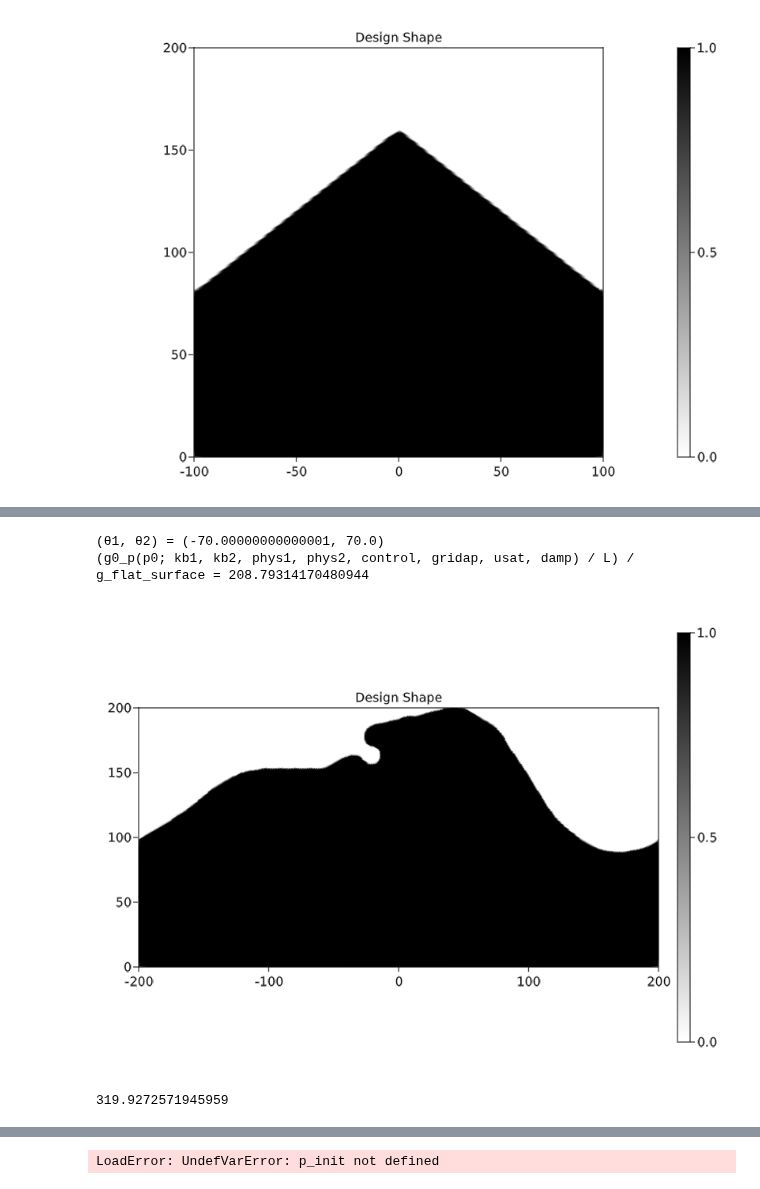
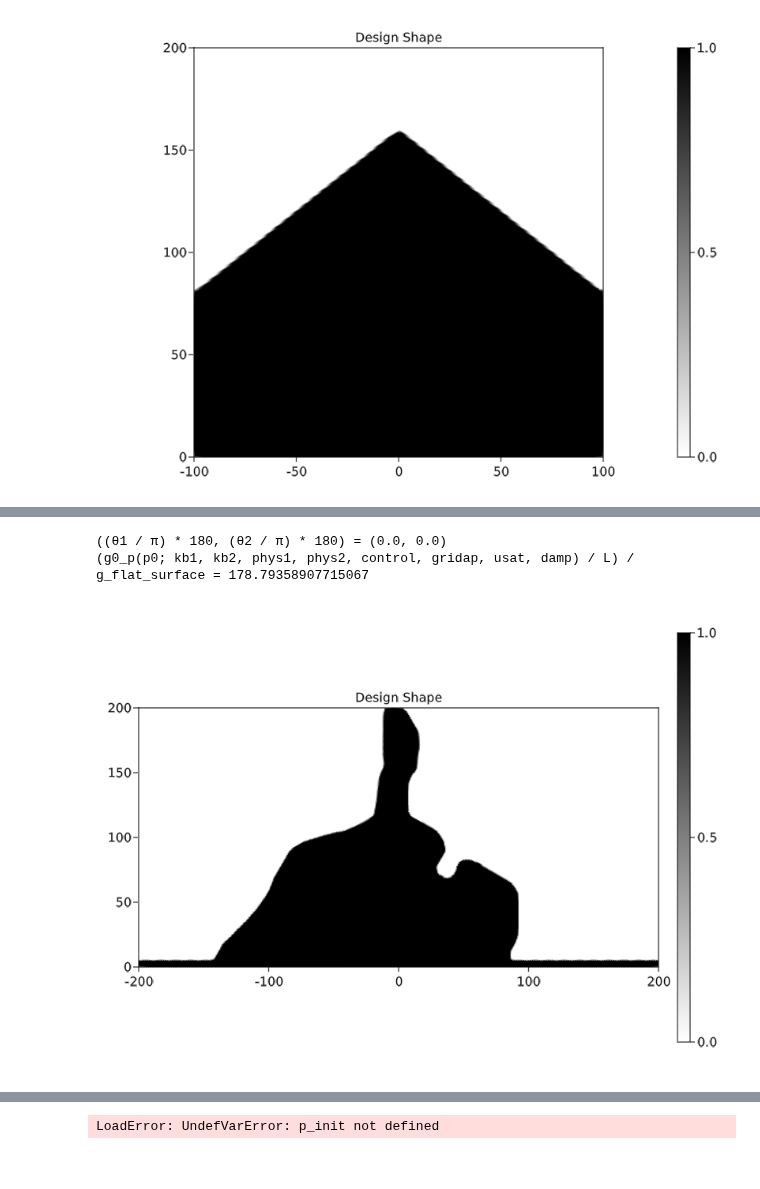
Before and after one commit to WenjieYao/RamanInFluid, a Jupyter notebook: Main.ipynb, the cells around one changed output, grey strips where cells are left out. Saved outputs shown, nothing was run; the diff lists cells and outputs as text; code cells hidden in the pictures.

```diff
--- a/Main.ipynb
+++ b/Main.ipynb
@@ -323,45 +332,41 @@ if ImportFromFile
 #     p0[p0.<p_cutoff] .= 0.0
 #     p0[p0.>p_cutoff] .= 1.0
 else
     p0 = zeros(gridap.np)
 end
 
-θ1 = asin(kb1[1]/phys1.nf/phys1.ω)/π*180
-θ2 = asin(kb2[1]/phys2.nf/phys2.ω)/π*180
-@show θ1, θ2
+θ1 = asin(kb1[1]/phys1.nf/phys1.ω)
+θ2 = asin(kb2[1]/phys2.nf/phys2.ω)
+@show θ1/π*180, θ2/π*180
 usat = Inf#(10)^2/4
 damp = 4
 
 pf_vec = pf_p0(p0; control, gridap)
 pfh = FEFunction(gridap.FE_Pf, pf_vec)
 pth = (pf -> Threshold(pf; control)) ∘ pfh
 A1_mat = MatrixA(pth, kb1; phys=phys1, control, gridap)
-b1_vec = assemble_vector(v->(∫(v)gridap.dΓ_s), gridap.FE_V)
+b1_vec = assemble_vector(v->(∫(v*sqrt(cos(θ1)))gridap.dΓ_s), gridap.FE_V)
 u1_vec = A1_mat \ b1_vec
 u1h = FEFunction(gridap.FE_U, u1_vec)
 
 A2_mat = MatrixA(pth, kb2; phys=phys2, control, gridap)
-o_vec = VectorO(1, 1; gridap)
+o_vec = assemble_vector(v->(∫(v*sqrt(cos(θ2)))gridap.dΓ_t), gridap.FE_V)
 v2_vec = A2_mat' \ o_vec
 v2h = FEFunction(gridap.FE_U, v2_vec)
 
 @show g0_p(p0; kb1, kb2, phys1, phys2, control, gridap, usat, damp)/L/g_flat_surface
 
 fig, ax, plt = plot(gridap.Ω, pth, colormap = :binary)
 Colorbar(fig[1,2], plt)
 ax.aspect = AxisAspect(L/(hd))
 ax.title = "Design Shape"
 limits!(ax, -L/2, L/2, 0, hd)
 save("Results/shape.png", fig)
 fig
 # %% [output]
-(θ1, θ2) = (-70.00000000000001, 70.0)
-(g0_p(p0; kb1, kb2, phys1, phys2, control, gridap, usat, damp) / L) / g_flat_surface = 208.79314170480944
+((θ1 / π) * 180, (θ2 / π) * 180) = (0.0, 0.0)
+(g0_p(p0; kb1, kb2, phys1, phys2, control, gridap, usat, damp) / L) / g_flat_surface = 178.79358907715067
-[figure, old version]
+[figure, new version]
-# %%
-g0_p(p0; kb1=kb1, kb2=-kb2, phys1, phys2, control, gridap, usat, damp)/L/g_flat_surface
-# %% [output]
-319.9272571945959
 # %%
 # p0=zeros(gridap.np)
 # pf_vec = pf_p0(p0; control, gridap)
```
Also changed, not shown: parts of 8 cells of this notebook, 27 other files.
